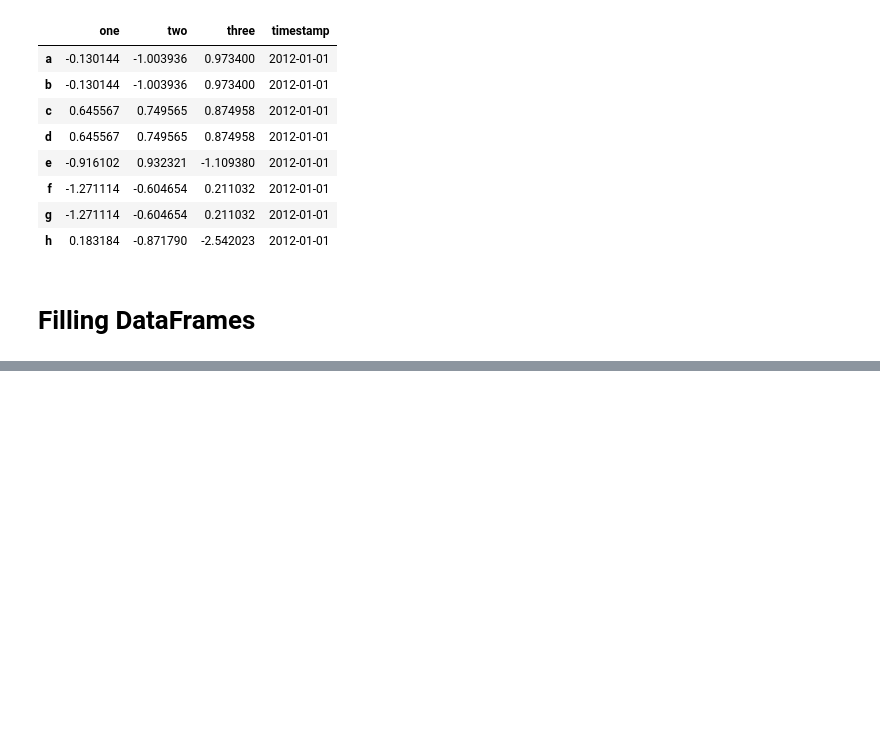
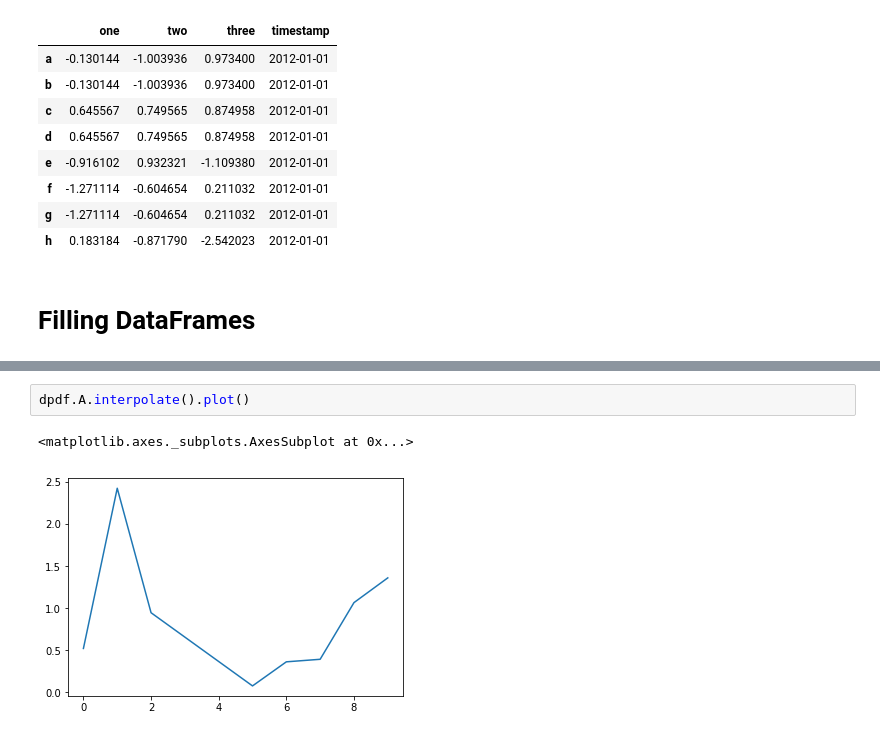
Before and after one commit to philipsales/pandas-jupterlab, a Jupyter notebook: DataStructures/MissingData.ipynb, the cells around one changed output, grey strips where cells are left out. Drawn from its saved outputs; the diff is of its cells as text; blank space fills up the shorter version.

```diff
--- a/DataStructures/MissingData.ipynb
+++ b/DataStructures/MissingData.ipynb
@@ -248,0 +362,5 @@ dff
+# %%
+dpdf.A.interpolate().plot()
+# %% [output]
+<matplotlib.axes._subplots.AxesSubplot at 0x...>
+[figure, added]
```
Also changed, not shown: parts of 34 cells of this notebook, 3 other files.
